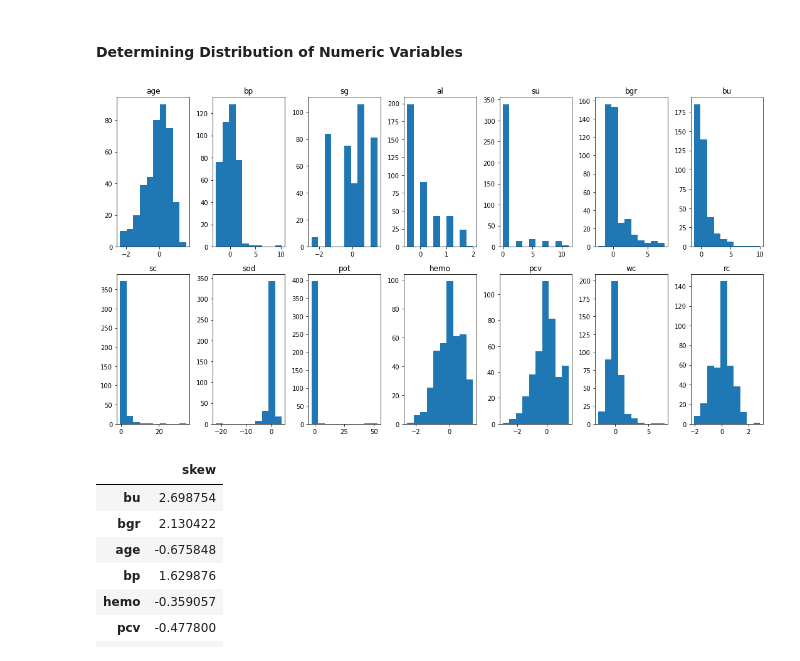
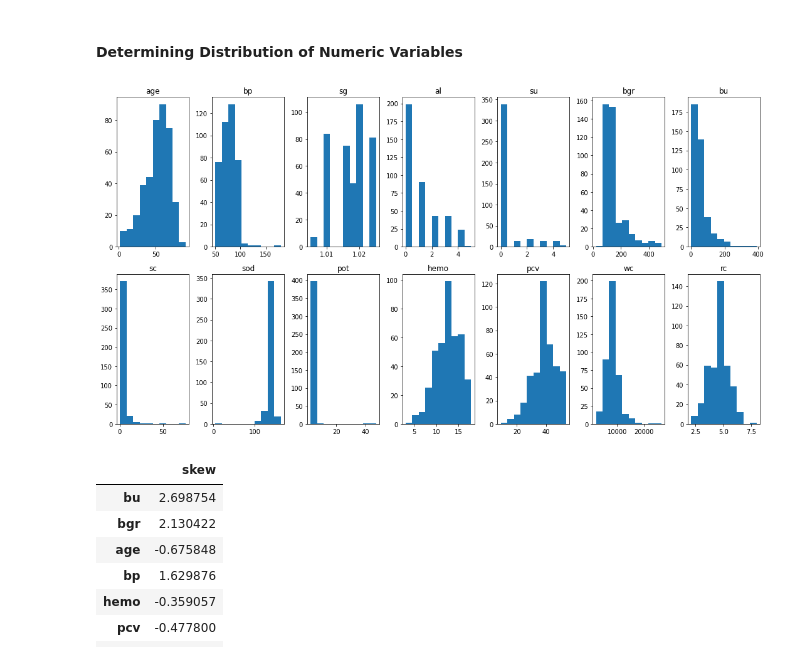
Before and after one commit to TaeMD/ML-projects, a Jupyter notebook: Predicting_CKD.ipynb, the cells around one changed output. Drawn from its saved outputs; the diff is of its cells as text; code cells hidden in the pictures.

```diff
--- a/Predicting_CKD.ipynb
+++ b/Predicting_CKD.ipynb
@@ -1132,12 +1132,12 @@ for i in numeric_var:
 # %%
 fig, axs = plt.subplots (2,7, figsize = (15,8))
 axs = axs.ravel()
 n = 0
 for i in numeric_var:
-  axs[n].hist(df_new2[i])
+  axs[n].hist(df_new[i])
   axs[n].set_title(i)
   plt.tight_layout()
   n = n +1
 # %% [output]
-[figure, old version]
+[figure, new version]
 # %%
```
Also changed, not shown: parts of 24 cells of this notebook.
